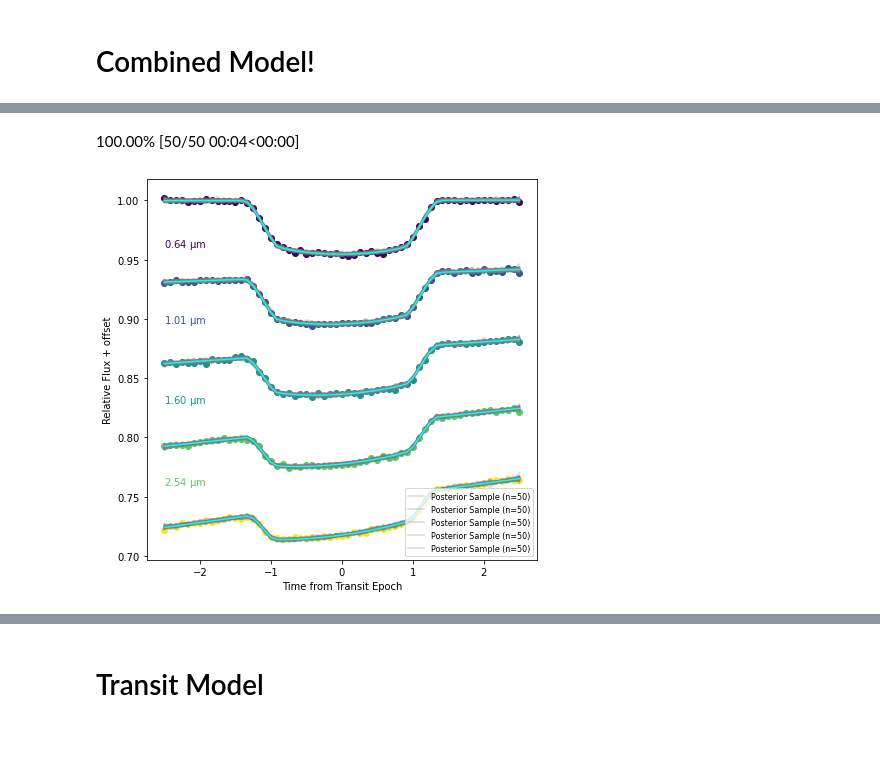
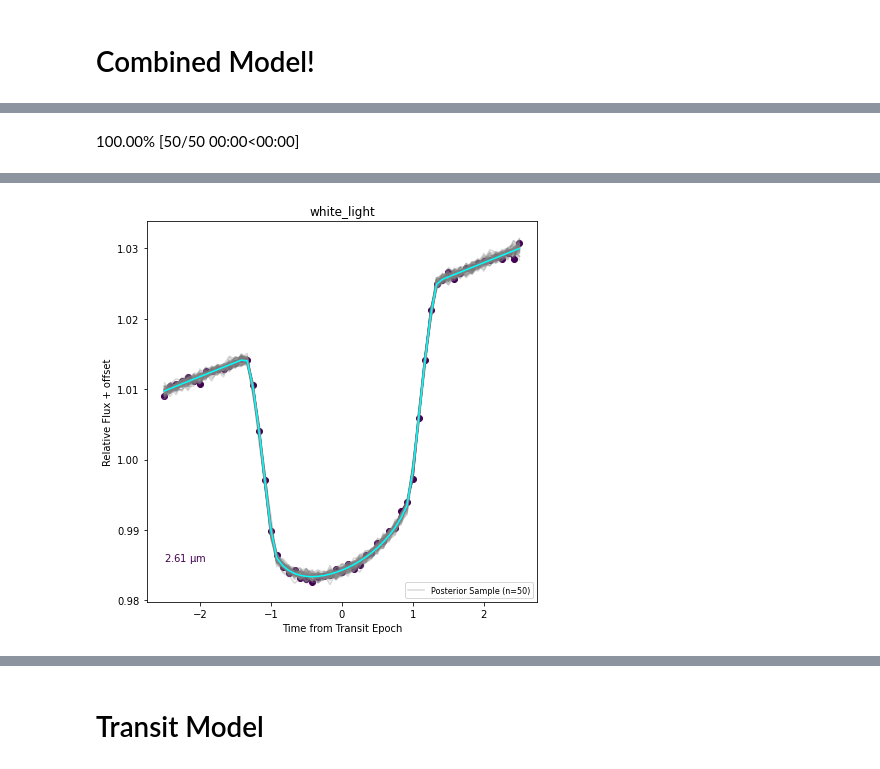
Before and after one commit to catrionamurray/chromatic_fitting, a Jupyter notebook: Eureka_test.ipynb, the cells around one changed output, grey strips where cells are left out. Saved outputs shown, nothing was run; the diff lists cells and outputs as text; code cells hidden in the pictures; blank space fills up the shorter version.

Commit message:
Separate wavelength optimization working for individual LightcurveModels - first attempt

```diff
--- a/Eureka_test.ipynb
+++ b/Eureka_test.ipynb
@@ -250,38 +266,40 @@ cm.plot_posteriors(trace)
 # %%
 cm_copy = cm
-# %%
-fig, ax = plt.subplots(figsize=(7,7))
-from matplotlib.pyplot import cm as cmap
-color=cmap.viridis(np.linspace(0,1,data.nwave))
-
-posterior_predictive_trace = cm.sample_posterior(trace, ndraws=50)
-posterior_means = summary['mean']
-data = cm.get_data()
-data.plot()
-spacing = 3 * np.nanstd(data.flux)
-# spacing = ax._most_recent_chromatic_plot_spacing
-for i, w in enumerate(data.wavelength):
-    firstplot = True
-    transit_params = extract_mean_posteriors(cm.models_combined['transit'],data,i)
-    poly_params = extract_mean_posteriors(cm.models_combined['polynomial'],data,i)
-
-    poly = polynomial_model(cm.models_combined['polynomial'],poly_params)
-    transit = transit_model(cm.models_combined['transit'],transit_params)
-
-    for j in range(50):
-        if firstplot:
-            plt.plot(data.time, (-spacing*i) + posterior_predictive_trace[f'wavelength_{i}_data'][j],color='gray',alpha=0.3,label='Posterior Sample (n=50)')
-            firstplot=False
-        else:
-            plt.plot(data.time, (-spacing*i) + posterior_predictive_trace[f'wavelength_{i}_data'][j],color='gray',alpha=0.3)
-
-    plt.plot(data.time,(transit + poly) + (-spacing*i),color='cyan')
-
-plt.ylabel("Relative Flux + offset")
-plt.xlabel("Time from Transit Epoch")
-plt.legend(loc='lower right',fontsize=8)
-plt.show()
-plt.close()
-# %% [output]
-100.00% [50/50 00:04<00:00]
-[figure, removed]
+# %%
+fig, ax = plt.subplots(figsize=(7,7))
+from matplotlib.pyplot import cm as cmap
+
+data = cm.get_data()
+data.plot()
+
+color=cmap.viridis(np.linspace(0,1,data.nwave))
+
+posterior_predictive_trace = cm.sample_posterior(cm.trace, ndraws=50)
+posterior_means = cm.summary['mean']
+
+spacing = 3 * np.nanstd(data.flux)
+# spacing = ax._most_recent_chromatic_plot_spacing
+for i, w in enumerate(data.wavelength):
+    firstplot = True
+    transit_params = cm.pymc3_models['transit'].extract_mean_posteriors(cm.summary,i)
+    poly_params = cm.pymc3_models['polynomial'].extract_mean_posteriors(cm.summary,i)
+
+    poly = cm.pymc3_models['polynomial'].polynomial_model(poly_params)
+    transit = cm.pymc3_models['transit'].transit_model(transit_params)
+
+    for j in range(50):
+        if firstplot:
+            plt.plot(data.time, (-spacing*i) + posterior_predictive_trace[f'wavelength_{i}_data'][j],color='gray',alpha=0.3,label='Posterior Sample (n=50)')
+            firstplot=False
+        else:
+            plt.plot(data.time, (-spacing*i) + posterior_predictive_trace[f'wavelength_{i}_data'][j],color='gray',alpha=0.3)
+
+    plt.plot(data.time,(transit + poly) + (-spacing*i),color='cyan')
+
+plt.title(cm.optimization)
+plt.ylabel("Relative Flux + offset")
+plt.xlabel("Time from Transit Epoch")
+plt.legend(loc='lower right',fontsize=8)
+plt.show()
+plt.close()
+# %% [output]
@@ -287,0 +311 @@ plt.close()
+100.00% [50/50 00:00<00:00]
@@ -287,0 +320 @@ plt.close()
+[figure, added]
```
Also changed, not shown: parts of 21 cells of this notebook, 2 other files.
